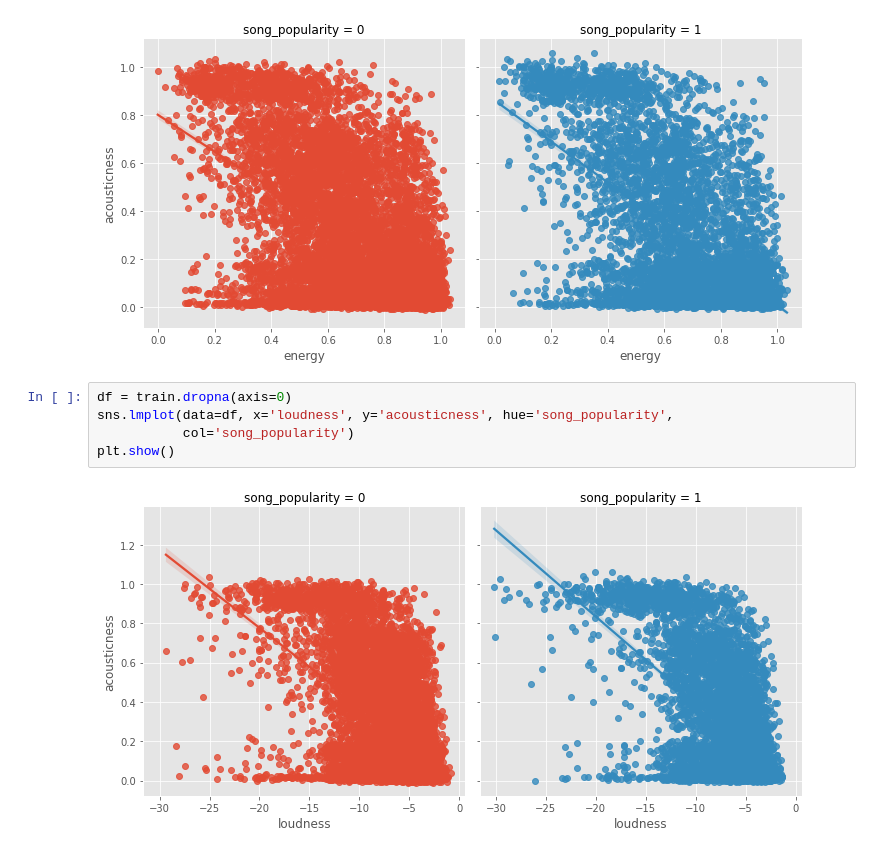
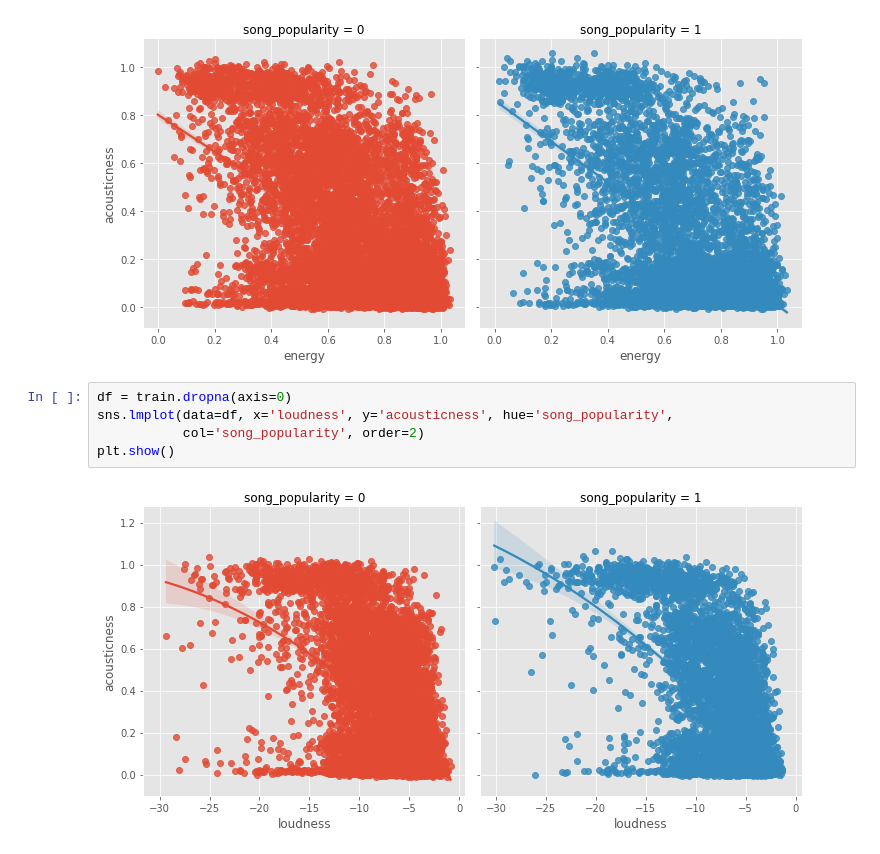
Before and after one commit to Sam-Tracey/Kaggle, a Jupyter notebook: song-popularity-eda.ipynb, the cells around one changed output. Cells and saved outputs as stored; diff of their text form.

Commit message:
Kaggle Notebook | Song_Popularity_EDA | Version 3

```diff
--- a/song-popularity-eda.ipynb
+++ b/song-popularity-eda.ipynb
@@ -307,7 +399,7 @@ plt.show()
 # %%
 df = train.dropna(axis=0)
 sns.lmplot(data=df, x='loudness', y='acousticness', hue='song_popularity',
-           col='song_popularity')
+           col='song_popularity', order=2)
 plt.show()
 # %% [output]
-[figure, old version]
+[figure, new version]
```
Also changed, not shown: parts of 10 cells of this notebook.
